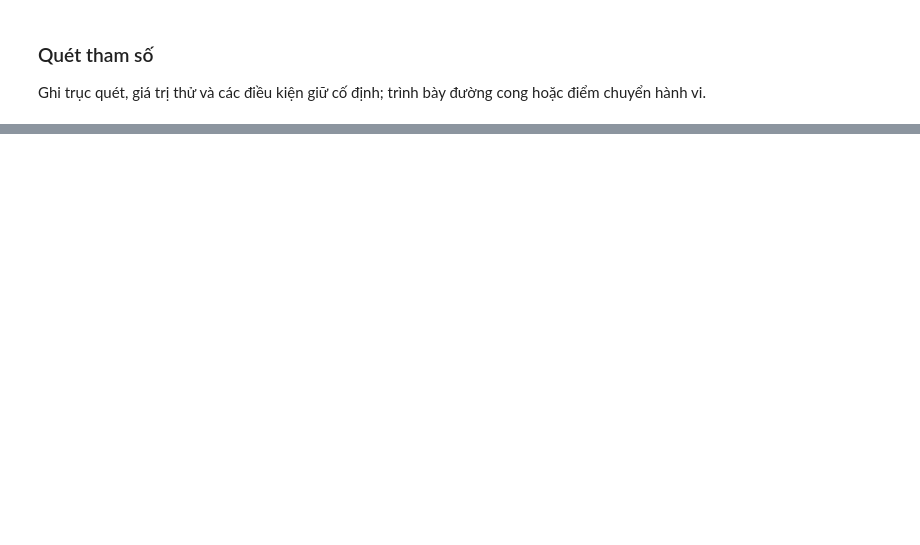
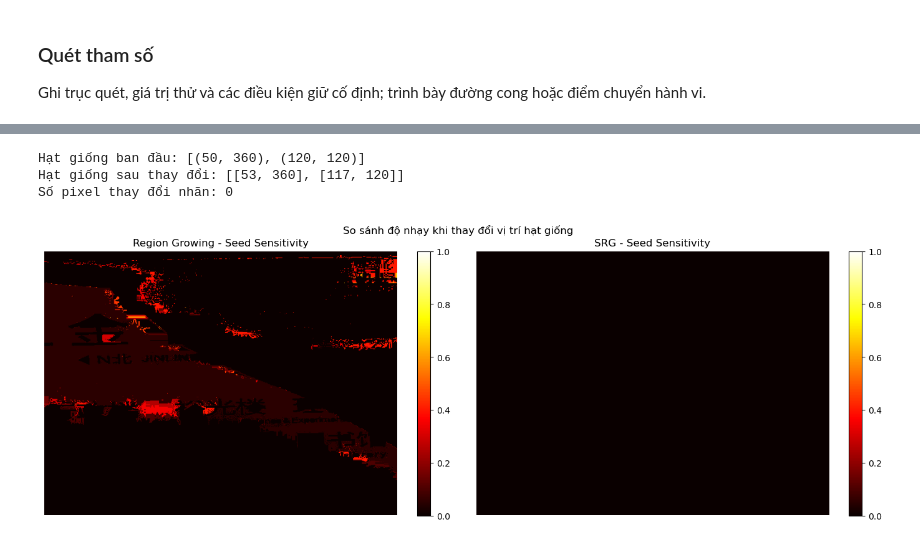
Before and after one commit to NguyenTanHiep07/xla-121036, a Jupyter notebook: bai_tap_2/lam_viec/bt2_sen.ipynb, the cells around one changed output, grey strips where cells are left out. Cells and saved outputs as stored; diff of their text form; code cells hidden in the pictures; blank space fills up the shorter version.

```diff
--- a/bai_tap_2/lam_viec/bt2_sen.ipynb
+++ b/bai_tap_2/lam_viec/bt2_sen.ipynb
@@ -960,0 +1262,66 @@ Nếu tự viết hoàn toàn, xóa cell mẫu này. Không dùng mẫu này đ
+# %%
+# Kiểm tra SRG khi thay đổi vị trí hạt giống
+
+baseline_srg = srg(
+    test_img,
+    test_seeds,
+    connectivity=4,
+    stale="lazy",
+    tie="insertion"
+)[0]
+
+changed_seeds = np.asarray(test_seeds, dtype=np.int32).copy()
+
+# Dịch chuyển hạt giống để kiểm tra
+changed_seeds[0, 0] += 3
+changed_seeds[1, 0] -= 3
+
+changed_srg = srg(
+    test_img,
+    changed_seeds.tolist(),
+    connectivity=4,
+    stale="lazy",
+    tie="insertion"
+)[0]
+
+print("Hạt giống ban đầu:", test_seeds)
+print("Hạt giống sau thay đổi:", changed_seeds.tolist())
+
+print(
+    "Số pixel thay đổi nhãn:",
+    np.count_nonzero(baseline_srg != changed_srg)
+)
+# %% [output]
+Hạt giống ban đầu: [(50, 360), (120, 120)]
+Hạt giống sau thay đổi: [[53, 360], [117, 120]]
+Số pixel thay đổi nhãn: 0
+# %%
+# Hiển thị bản đồ độ nhạy của hai phương pháp
+
+fig, axes = plt.subplots(1, 2, figsize=(14, 5))
+
+im1 = axes[0].imshow(
+    sensitivity_classic,
+    cmap="hot",
+    vmin=0,
+    vmax=1
+)
+axes[0].set_title("Region Growing - Seed Sensitivity")
+axes[0].axis("off")
+fig.colorbar(im1, ax=axes[0], fraction=0.046)
+
+im2 = axes[1].imshow(
+    sensitivity_srg,
+    cmap="hot",
+    vmin=0,
+    vmax=1
+)
+axes[1].set_title("SRG - Seed Sensitivity")
+axes[1].axis("off")
+fig.colorbar(im2, ax=axes[1], fraction=0.046)
+
+plt.suptitle("So sánh độ nhạy khi thay đổi vị trí hạt giống")
+plt.tight_layout()
+plt.show()
+# %% [output]
+[figure, added]
```
Also changed, not shown: parts of 33 cells of this notebook.
